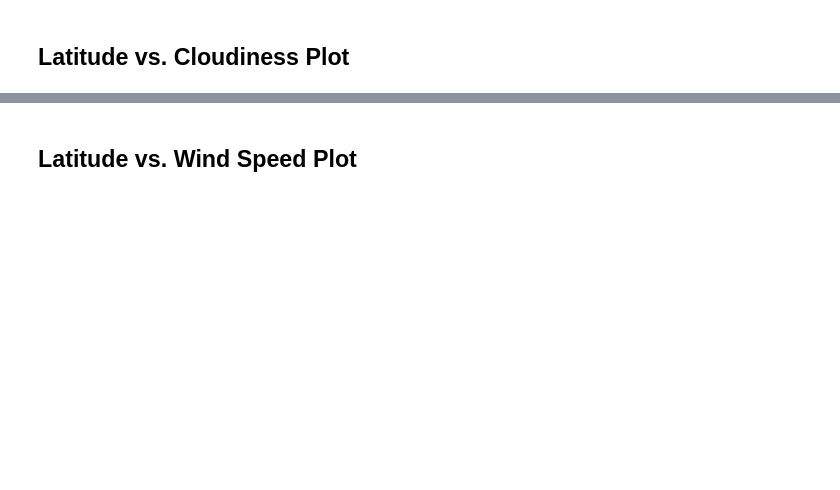
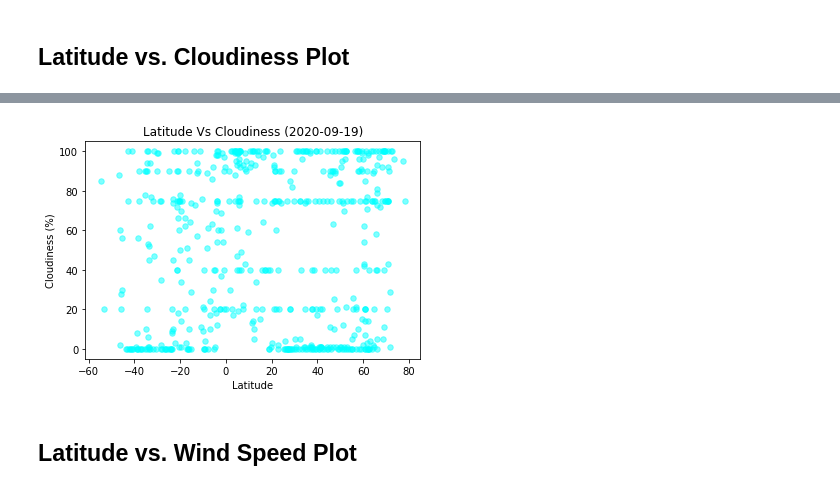
Before and after one commit to fasahathsyeda/API-challenge, a Jupyter notebook: starter_code/WeatherPy.ipynb, the cells around one changed output, grey strips where cells are left out. Cells and saved outputs as stored; diff of their text form; code cells hidden in the pictures; blank space fills up the shorter version.

```diff
--- a/starter_code/WeatherPy.ipynb
+++ b/starter_code/WeatherPy.ipynb
@@ -197,2 +222,12 @@ Int64Index([], dtype='int64')
+# %%
+plt.scatter(summary_data["Latitude"],summary_data["Cloudiness (%)"], marker="o", facecolors="aqua",
+            s=30, alpha=0.5)
+plt.xlabel("Latitude")
+plt.ylabel("Cloudiness (%)")
+plt.title(f"Latitude Vs Cloudiness ({date.today()})")
+plt.savefig('Lat Vs Cloudiness.png')
+plt.show()
+# %% [output]
+[figure, added]
 # %% [markdown]
 ## Latitude vs. Wind Speed Plot
```
Also changed, not shown: parts of 29 cells of this notebook, 5 other files.
